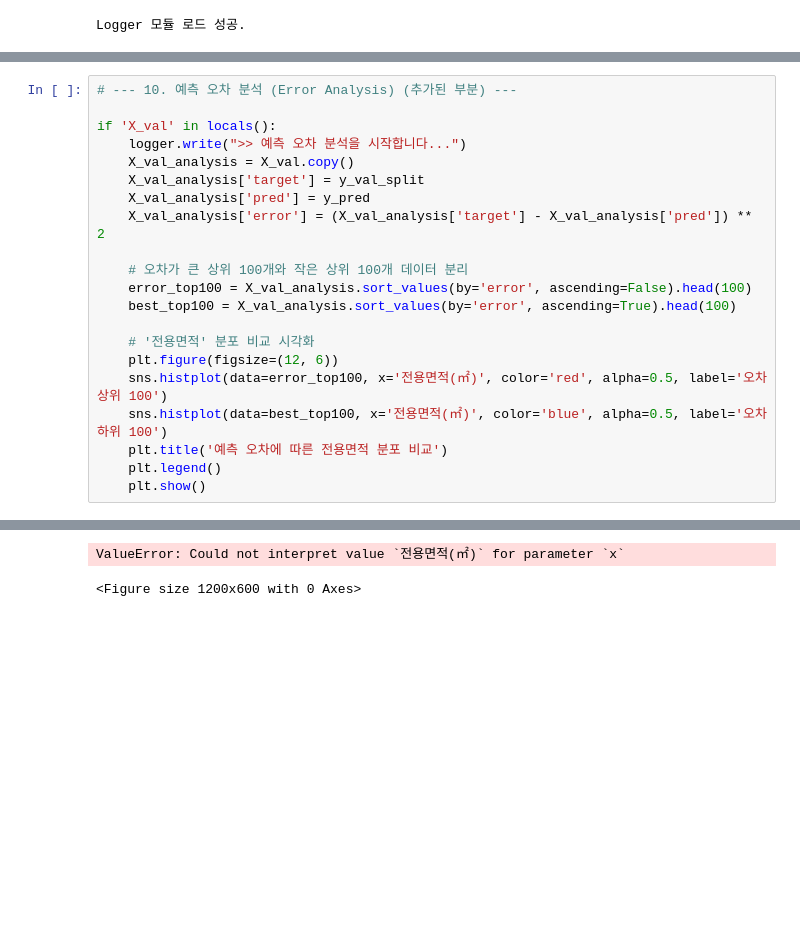
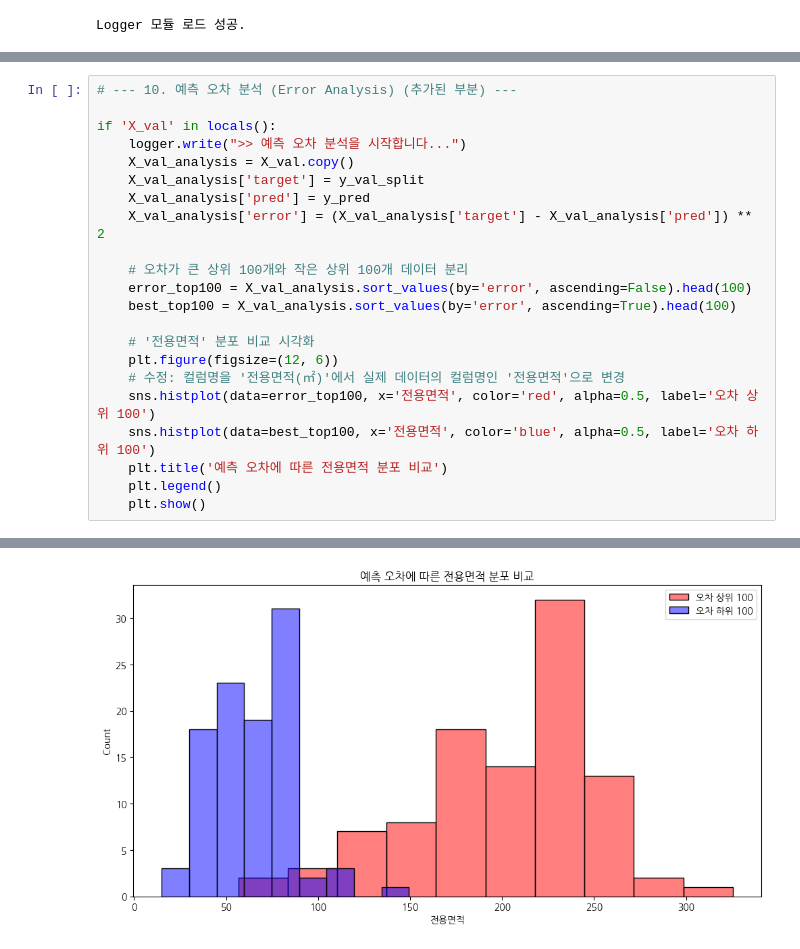
Before and after one commit to nimnusmik/upstageailab-ml-competition-ml-5, a Jupyter notebook: notebooks/price-prediction/price_prediction.ipynb, the cells around one changed output, grey strips where cells are left out. Drawn from its saved outputs; the diff is of its cells as text; blank space fills up the shorter version.

```diff
--- a/notebooks/price-prediction/price_prediction.ipynb
+++ b/notebooks/price-prediction/price_prediction.ipynb
@@ -285,8 +284,9 @@ if 'X_val' in locals():
 
     # '전용면적' 분포 비교 시각화
     plt.figure(figsize=(12, 6))
-    sns.histplot(data=error_top100, x='전용면적(㎡)', color='red', alpha=0.5, label='오차 상위 100')
-    sns.histplot(data=best_top100, x='전용면적(㎡)', color='blue', alpha=0.5, label='오차 하위 100')
+    # 수정: 컬럼명을 '전용면적(㎡)'에서 실제 데이터의 컬럼명인 '전용면적'으로 변경
+    sns.histplot(data=error_top100, x='전용면적', color='red', alpha=0.5, label='오차 상위 100')
+    sns.histplot(data=best_top100, x='전용면적', color='blue', alpha=0.5, label='오차 하위 100')
     plt.title('예측 오차에 따른 전용면적 분포 비교')
     plt.legend()
     plt.show()
@@ -295,5 +295,4 @@ if 'X_val' in locals():
-ValueError: Could not interpret value `전용면적(㎡)` for parameter `x`
-<Figure size 1200x600 with 0 Axes>
+[figure, added]
 # %%
 # --- 11. 최종 예측 및 제출 파일 생성 ---
 if 'X_train_raw' in locals():
```
Also changed, not shown: parts of 10 cells of this notebook, 4 other files.
